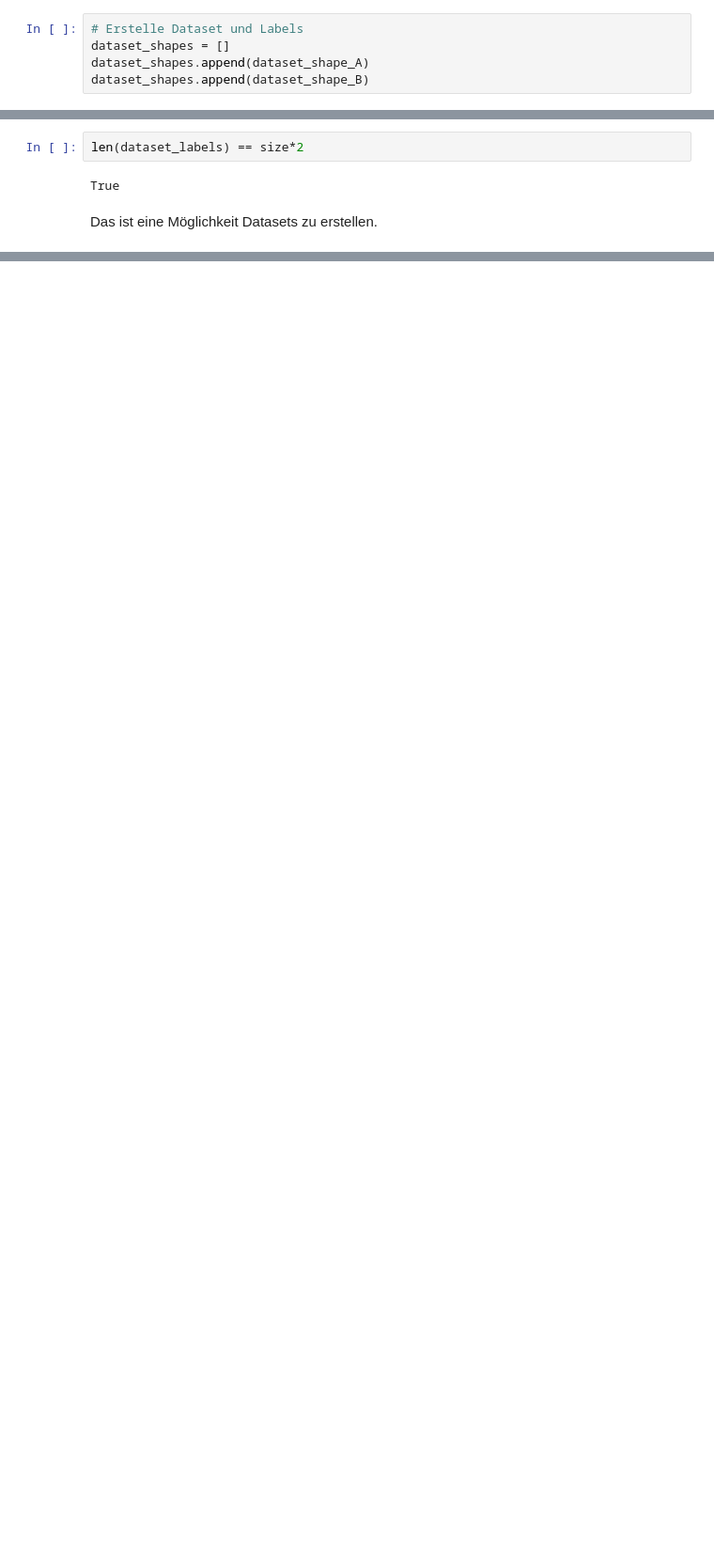
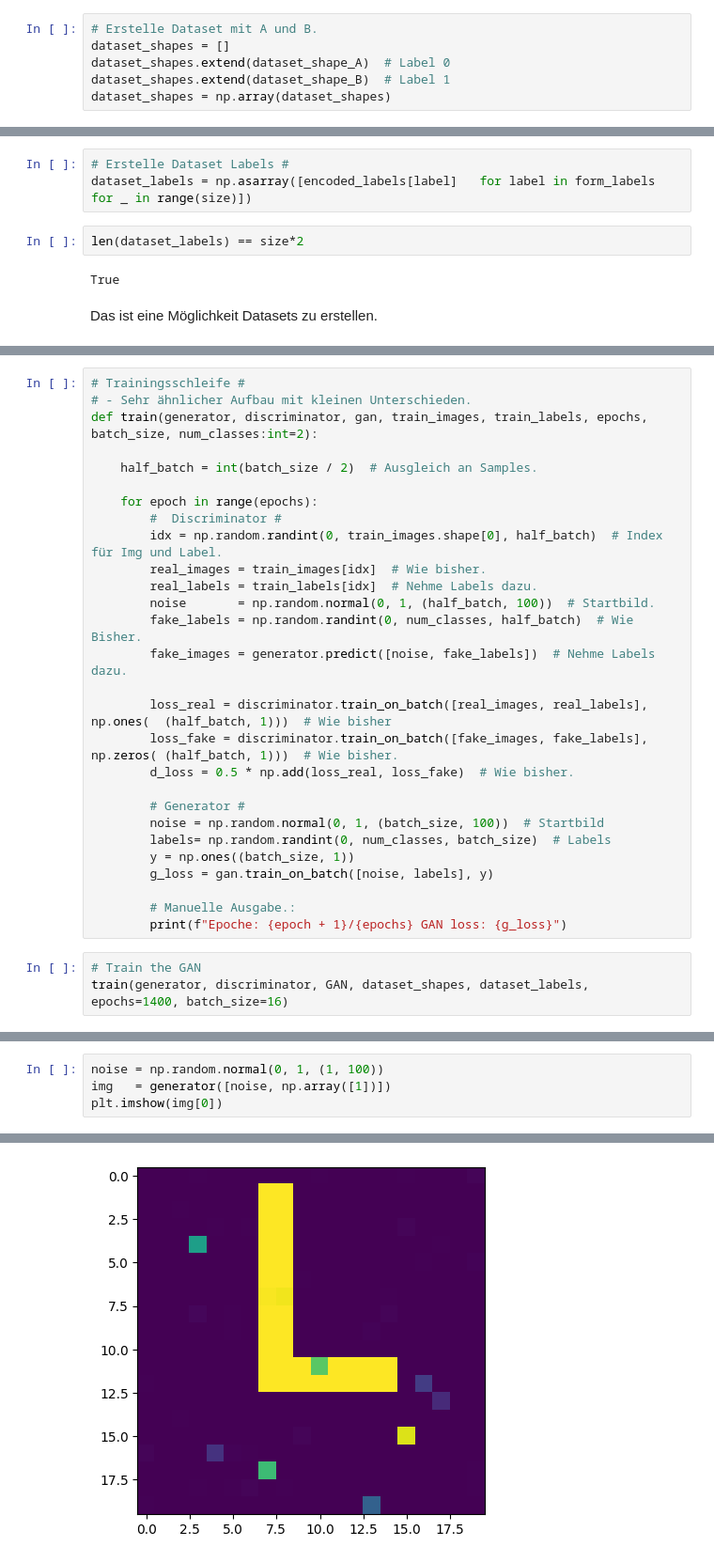
Before and after one commit to as8345s/GenAI_LangChain_Content, a Jupyter notebook: GAN/1_Introduce-GAN.ipynb, the cells around one changed output, grey strips where cells are left out. Shown: that part at 94% size. Drawn from its saved outputs; the diff is of its cells as text; blank space fills up the shorter version.

Commit message:
Update GAN network
- Fixed issue with GAN generating only one type of image class
- GAN can now generate two different shapes

```diff
--- a/GAN/1_Introduce-GAN.ipynb
+++ b/GAN/1_Introduce-GAN.ipynb
@@ -511,5 +531,6 @@ dataset_shape_B = ( dataset_shape_B - 0.5 ) / 0.5
 # %%
-# Erstelle Dataset und Labels
+# Erstelle Dataset mit A und B.
 dataset_shapes = []
-dataset_shapes.append(dataset_shape_A)
-dataset_shapes.append(dataset_shape_B)
+dataset_shapes.extend(dataset_shape_A)  # Label 0
+dataset_shapes.extend(dataset_shape_B)  # Label 1
+dataset_shapes = np.array(dataset_shapes)
@@ -518,3 +537,6 @@ dataset_labels = [ encoded_labels[label]  for label in form_labels for _ in rang
+# %%
+# Erstelle Dataset Labels #
+dataset_labels = np.asarray([encoded_labels[label]   for label in form_labels  for _ in range(size)])
 # %%
 len(dataset_labels) == size*2
 # %% [output]
@@ -601,0 +655,31 @@ GAN.compile(optimizer='adam', loss='binary_crossentropy')
+# %%
+# Trainingsschleife #
+# - Sehr ähnlicher Aufbau mit kleinen Unterschieden.
+def train(generator, discriminator, gan, train_images, train_labels, epochs, batch_size, num_classes:int=2):
+
+    half_batch = int(batch_size / 2)  # Ausgleich an Samples.
+
+    for epoch in range(epochs):
+        #  Discriminator #
+        idx = np.random.randint(0, train_images.shape[0], half_batch)  # Index für Img und Label.
+        real_images = train_images[idx]  # Wie bisher.
+        real_labels = train_labels[idx]  # Nehme Labels dazu.
+        noise       = np.random.normal(0, 1, (half_batch, 100))  # Startbild.
+        fake_labels = np.random.randint(0, num_classes, half_batch)  # Wie Bisher.
+        fake_images = generator.predict([noise, fake_labels])  # Nehme Labels dazu.
+
+        loss_real = discriminator.train_on_batch([real_images, real_labels], np.ones(  (half_batch, 1)))  # Wie bisher
+        loss_fake = discriminator.train_on_batch([fake_images, fake_labels], np.zeros( (half_batch, 1)))  # Wie bisher.
+        d_loss = 0.5 * np.add(loss_real, loss_fake)  # Wie bisher.
+
+        # Generator #
+        noise = np.random.normal(0, 1, (batch_size, 100))  # Startbild
+        labels= np.random.randint(0, num_classes, batch_size)  # Labels
+        y = np.ones((batch_size, 1))
+        g_loss = gan.train_on_batch([noise, labels], y)
+
+        # Manuelle Ausgabe.:
+        print(f"Epoche: {epoch + 1}/{epochs} GAN loss: {g_loss}")
+# %%
+# Train the GAN
+train(generator, discriminator, GAN, dataset_shapes, dataset_labels, epochs=1400, batch_size=16)
@@ -601,0 +708,5 @@ GAN.compile(optimizer='adam', loss='binary_crossentropy')
+# %%
+noise = np.random.normal(0, 1, (1, 100))
+img   = generator([noise, np.array([1])])
+plt.imshow(img[0])
+# %% [output]
@@ -601,0 +714 @@ GAN.compile(optimizer='adam', loss='binary_crossentropy')
+[figure, added]
```
Also changed, not shown: parts of 31 cells of this notebook.
